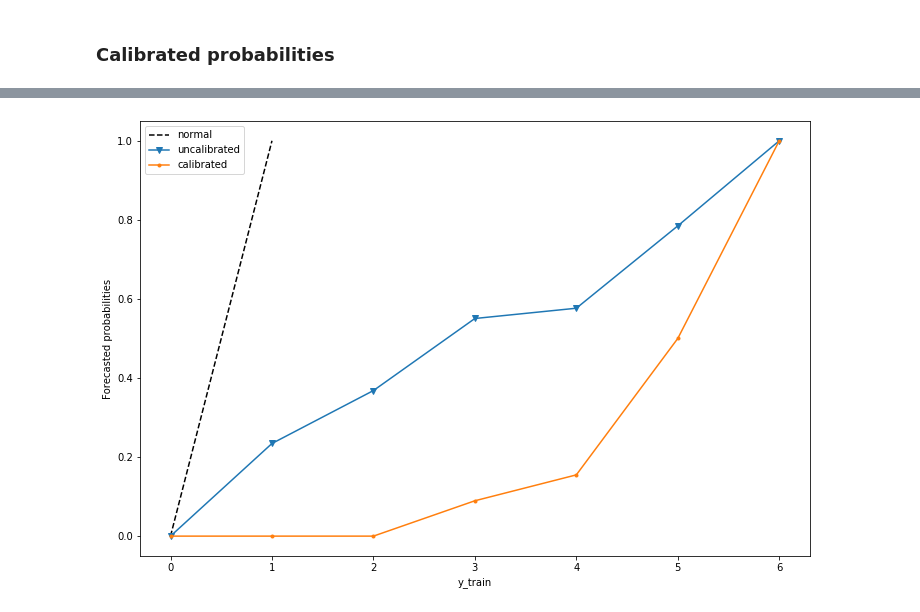
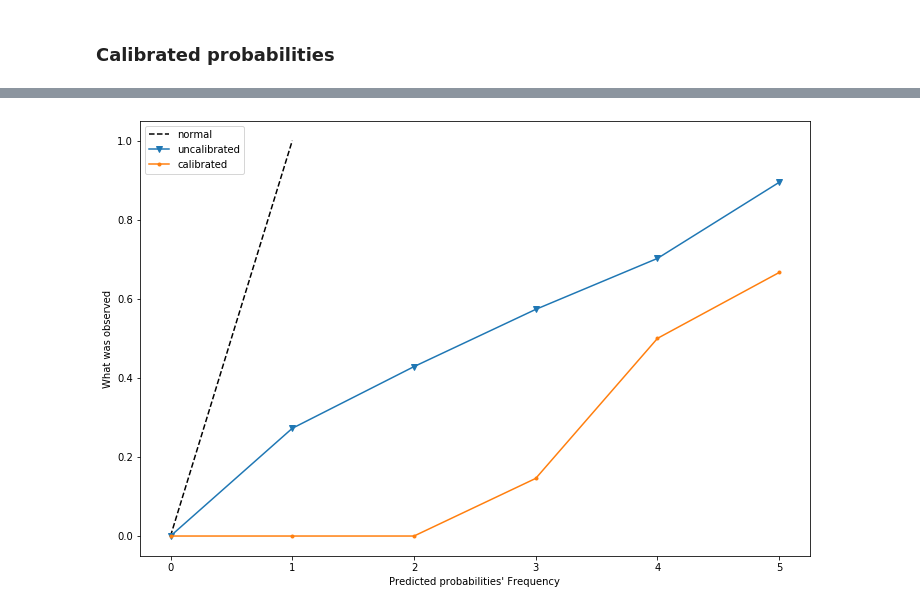
Before and after one commit to nastyh/Unbalanced-Dataset, a Jupyter notebook: This_Framingham.ipynb, the cells around one changed output, grey strips where cells are left out. Cells and saved outputs as stored; diff of their text form; code cells hidden in the pictures.

```diff
--- a/This_Framingham.ipynb
+++ b/This_Framingham.ipynb
@@ -864,16 +882,16 @@ def calibrated(X_train, X_test, y_train):
 yhat_uncalibrated = uncalibrated(X_train, X_test, y_train)
 yhat_calibrated = calibrated(X_train, X_test, y_train)
 
-fop_uncalibrated, mpv_uncalibrated = calibration_curve(y_test, yhat_uncalibrated, n_bins=7, normalize=True)
-fop_calibrated, mpv_calibrated = calibration_curve(y_test, yhat_calibrated, n_bins=7)
+fop_uncalibrated, mpv_uncalibrated = calibration_curve(y_test, yhat_uncalibrated, n_bins =6, normalize=True)
+fop_calibrated, mpv_calibrated = calibration_curve(y_test, yhat_calibrated, n_bins =6)
 # %%
 plt.figure(figsize=(12,8))
 pyplot.plot([0, 1], [0, 1], linestyle='--', color='black', label = 'normal')
 pyplot.plot(mpv_uncalibrated, label = 'uncalibrated', marker = 'v')
 pyplot.plot(fop_uncalibrated, label = 'calibrated', marker = '.')
-pyplot.xlabel("y_train")
-pyplot.ylabel("Forecasted probabilities")
+pyplot.xlabel("Predicted probabilities' Frequency")
+pyplot.ylabel("What was observed")
 pyplot.legend(loc='upper left')
 pyplot.show()
 # %% [output]
-[figure, old version]
+[figure, new version]
```
Also changed, not shown: parts of 4 cells of this notebook.
